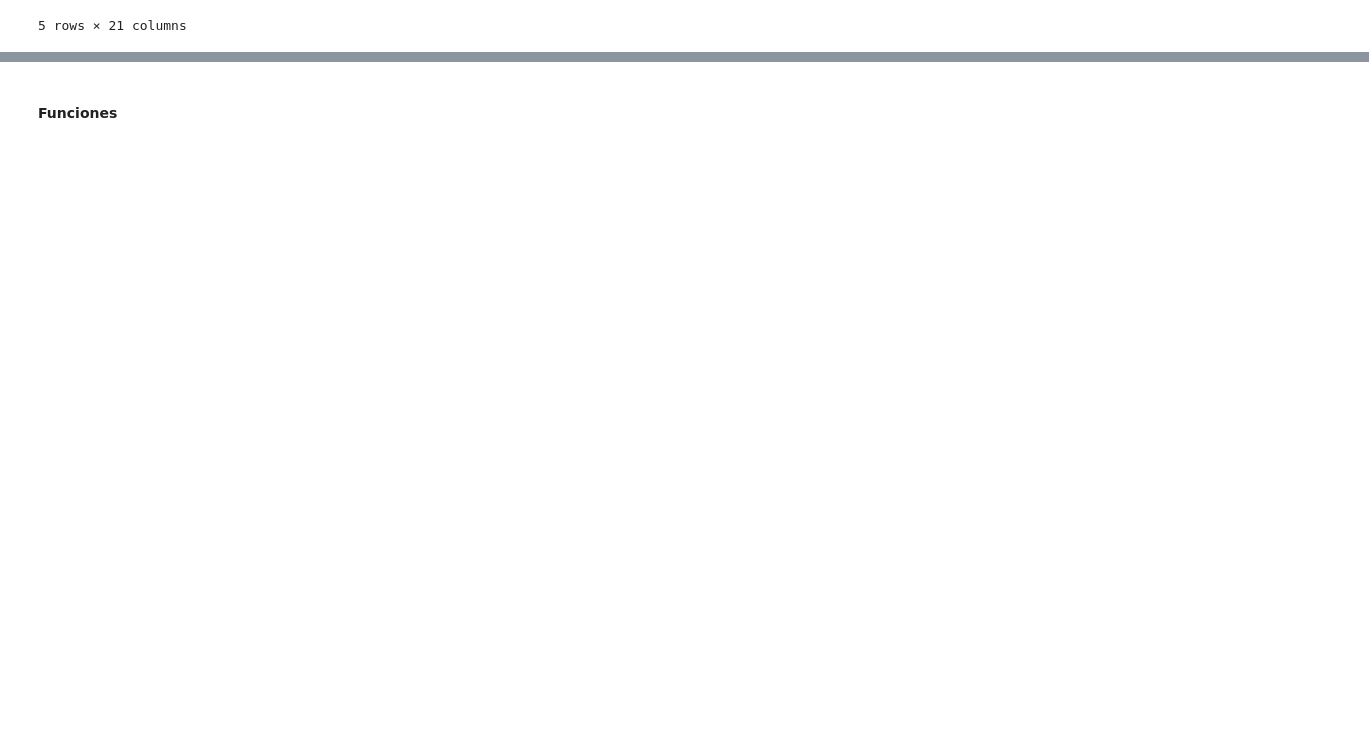
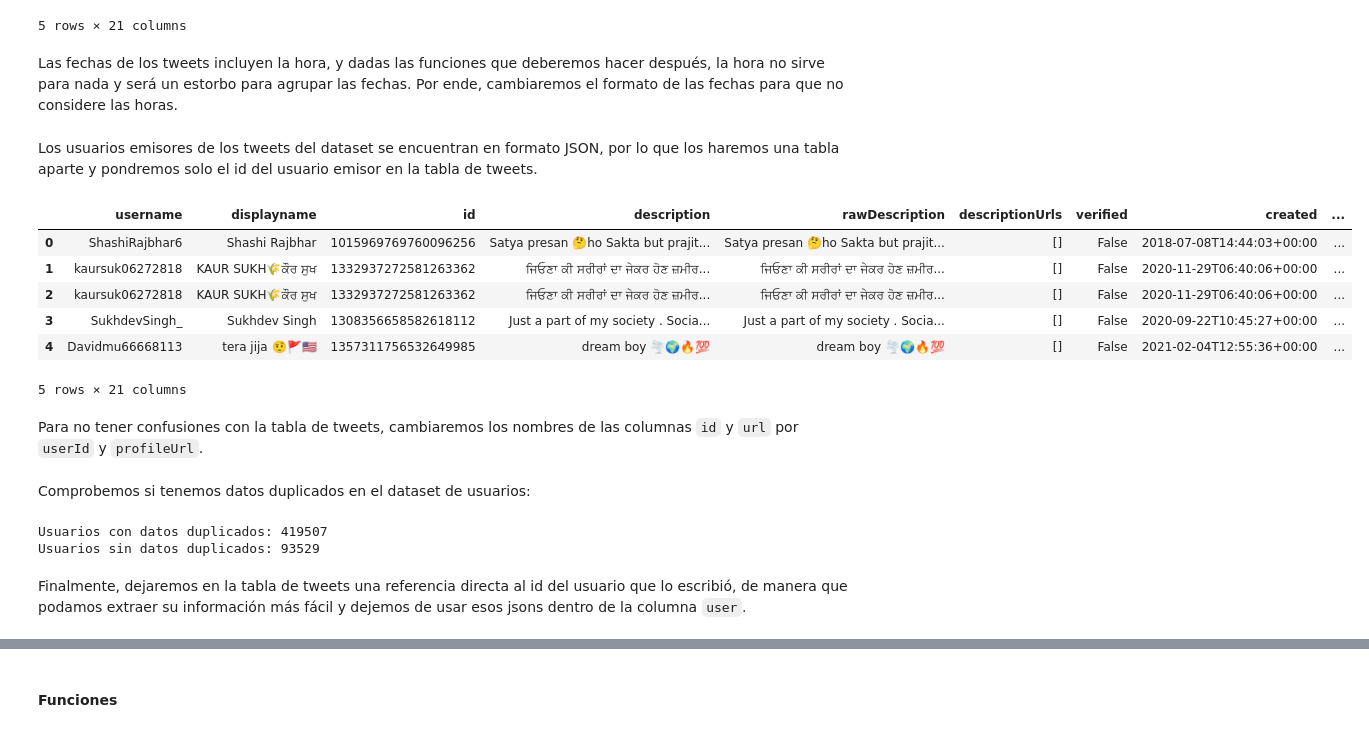
Before and after one commit to DanielaCorral/IIC2154-Diagnostico-Corral, a Jupyter notebook: diagnostico_IIC2154.ipynb, the cells around one changed output, grey strips where cells are left out. Saved outputs shown, nothing was run; the diff lists cells and outputs as text; code cells hidden in the pictures; blank space fills up the shorter version.

Commit message:
feat: tweets date format changed and users table created

```diff
--- a/diagnostico_IIC2154.ipynb
+++ b/diagnostico_IIC2154.ipynb
@@ -41,3 +45,25 @@ tweets.head(5)
 | 3 | https://twitter.com/SukhdevSingh_... | 2021-03-30 03:30:45+00:00 | #StopHateAgainstFarmers support #... | #StopHateAgainstFarmers support #... | 1376738640542400518 | {'username': 'SukhdevSingh_', 'di... | [] | [] | 0 | ... |
 | 4 | https://twitter.com/Davidmu666681... | 2021-03-30 03:30:30+00:00 | You hate farmers I hate you, \nif... | You hate farmers I hate you, \nif... | 1376738579171344386 | {'username': 'Davidmu66668113', '... | [] | [] | 0 | ... |
 5 rows × 21 columns
+# %% [markdown]
+Las fechas de los tweets incluyen la hora, y dadas las funciones que deberemos hacer después, la hora no sirve para nada y será un estorbo para agrupar las fechas. Por ende, cambiaremos el formato de las fechas para que no considere las horas.
+# %%
+# Cambiar formato fechas de los tweets para que no consideren horas
+tweets['date'] = tweets['date'].dt.strftime('%Y-%m-%d')
+# %% [markdown]
+Los usuarios emisores de los tweets del dataset se encuentran en formato JSON, por lo que los haremos una tabla aparte y pondremos solo el id del usuario emisor en la tabla de tweets.
+# %%
+from pandas import json_normalize
+users = json_normalize(tweets['user'])
+# %%
+users.head()
+# %% [output]
+|  | username | displayname | id | description | rawDescription | descriptionUrls | verified | created | ... |
+| 0 | ShashiRajbhar6 | Shashi Rajbhar | 1015969769760096256 | Satya presan 🤔ho Sakta but prajit... | Satya presan 🤔ho Sakta but prajit... | [] | False | 2018-07-08T14:44:03+00:00 | ... |
+| 1 | kaursuk06272818 | KAUR SUKH🌾ਕੌਰ ਸੁਖ | 1332937272581263362 | ਜਿਓਣਾ ਕੀ ਸਰੀਰਾਂ ਦਾ ਜੇਕਰ ਹੋਣ ਜ਼ਮੀਰ... | ਜਿਓਣਾ ਕੀ ਸਰੀਰਾਂ ਦਾ ਜੇਕਰ ਹੋਣ ਜ਼ਮੀਰ... | [] | False | 2020-11-29T06:40:06+00:00 | ... |
+| 2 | kaursuk06272818 | KAUR SUKH🌾ਕੌਰ ਸੁਖ | 1332937272581263362 | ਜਿਓਣਾ ਕੀ ਸਰੀਰਾਂ ਦਾ ਜੇਕਰ ਹੋਣ ਜ਼ਮੀਰ... | ਜਿਓਣਾ ਕੀ ਸਰੀਰਾਂ ਦਾ ਜੇਕਰ ਹੋਣ ਜ਼ਮੀਰ... | [] | False | 2020-11-29T06:40:06+00:00 | ... |
+| 3 | SukhdevSingh_ | Sukhdev Singh | 1308356658582618112 | Just a part of my society . Socia... | Just a part of my society . Socia... | [] | False | 2020-09-22T10:45:27+00:00 | ... |
+| 4 | Davidmu66668113 | tera jija 🤨🚩🇺🇸 | 1357311756532649985 | dream boy 🌪🌍🔥💯 | dream boy 🌪🌍🔥💯 | [] | False | 2021-02-04T12:55:36+00:00 | ... |
+5 rows × 21 columns
+# %% [markdown]
+Para no tener confusiones con la tabla de tweets, cambiaremos los nombres de las columnas `id` y `url` por `userId` y `profileUrl`.
@@ -43,0 +72,12 @@ tweets.head(5)
+# %% [markdown]
+Comprobemos si tenemos datos duplicados en el dataset de usuarios:
+# %%
+users = pd.DataFrame(users)
+print("Usuarios con datos duplicados:", len(users))
+users = users.drop_duplicates(subset=['userId'])
+print("Usuarios sin datos duplicados:", len(users))
+# %% [output]
+Usuarios con datos duplicados: 419507
+Usuarios sin datos duplicados: 93529
+# %% [markdown]
+Finalmente, dejaremos en la tabla de tweets una referencia directa al id del usuario que lo escribió, de manera que podamos extraer su información más fácil y dejemos de usar esos jsons dentro de la columna `user`.
```
Also changed, not shown: parts of 13 cells of this notebook.
